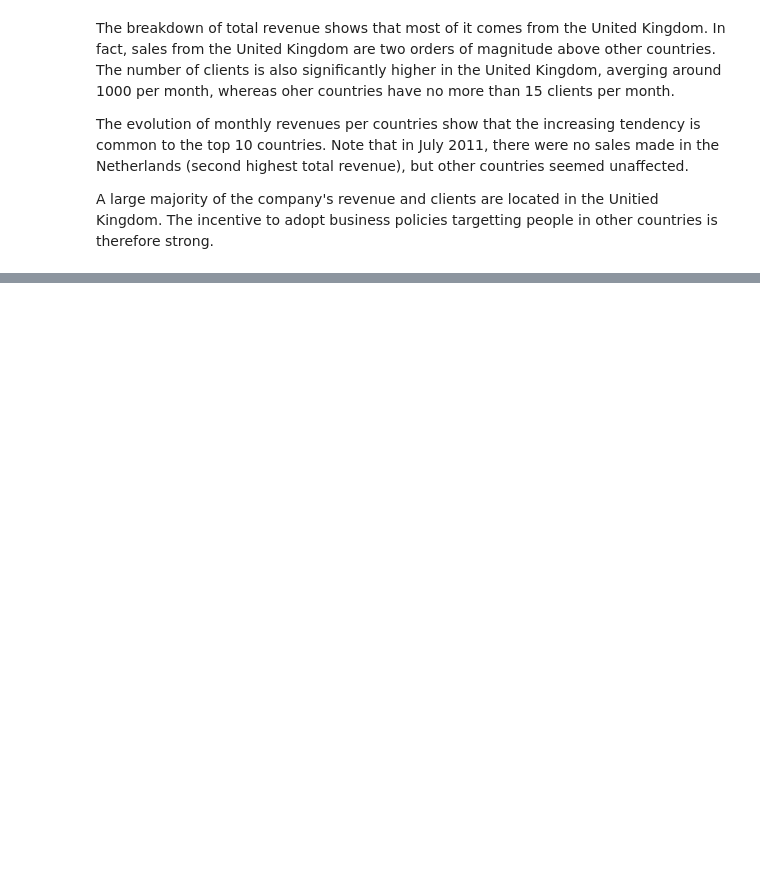
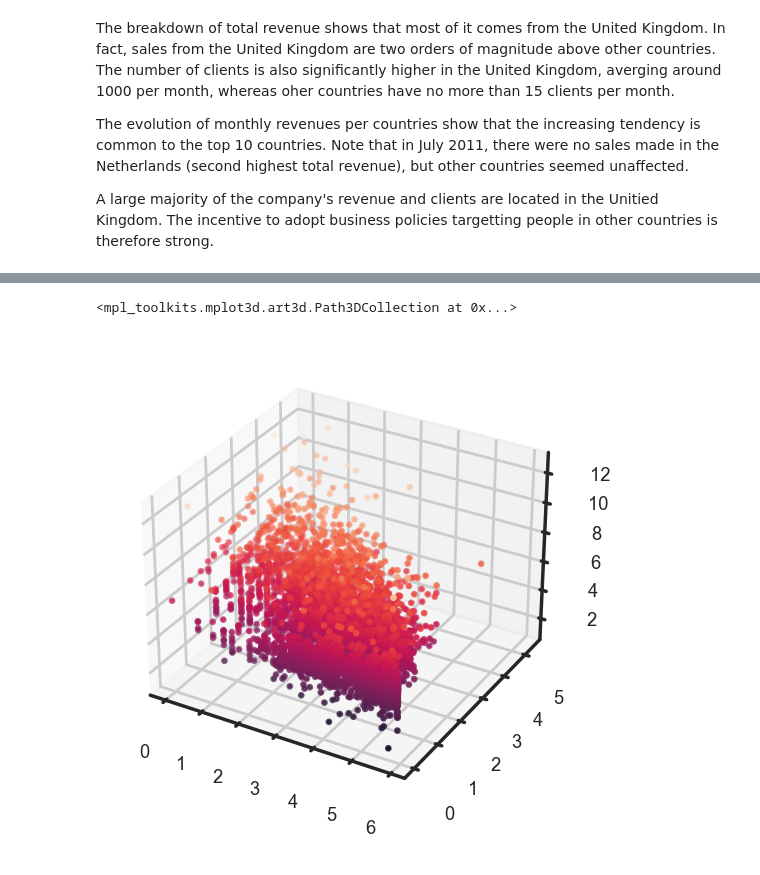
Before and after one commit to maximemarin/DA_notebook, a Jupyter notebook: Customer_seg.ipynb, the cells around one changed output, grey strips where cells are left out. Cells and saved outputs as stored; diff of their text form; code cells hidden in the pictures; blank space fills up the shorter version.

```diff
--- a/Customer_seg.ipynb
+++ b/Customer_seg.ipynb
@@ -238,0 +319,6 @@ The use of cluster blahbliblou
+# %%
+fig, axe = plt.subplots(1,1,figsize=(4,3), dpi=200,subplot_kw = {"projection":"3d"})
+axe.scatter(customer_data_log.recency,customer_data_log.frequency,customer_data_log.value,s=2,c=customer_data_log.value)
+# %% [output]
+<mpl_toolkits.mplot3d.art3d.Path3DCollection at 0x...>
+[figure, added]
```
Also changed, not shown: parts of 12 cells of this notebook.
